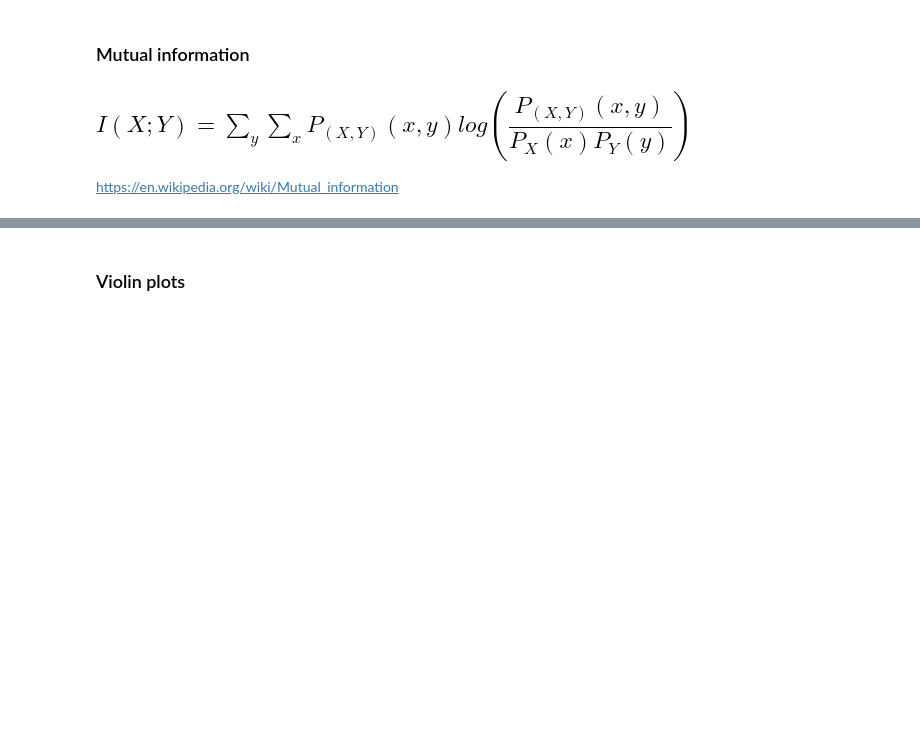
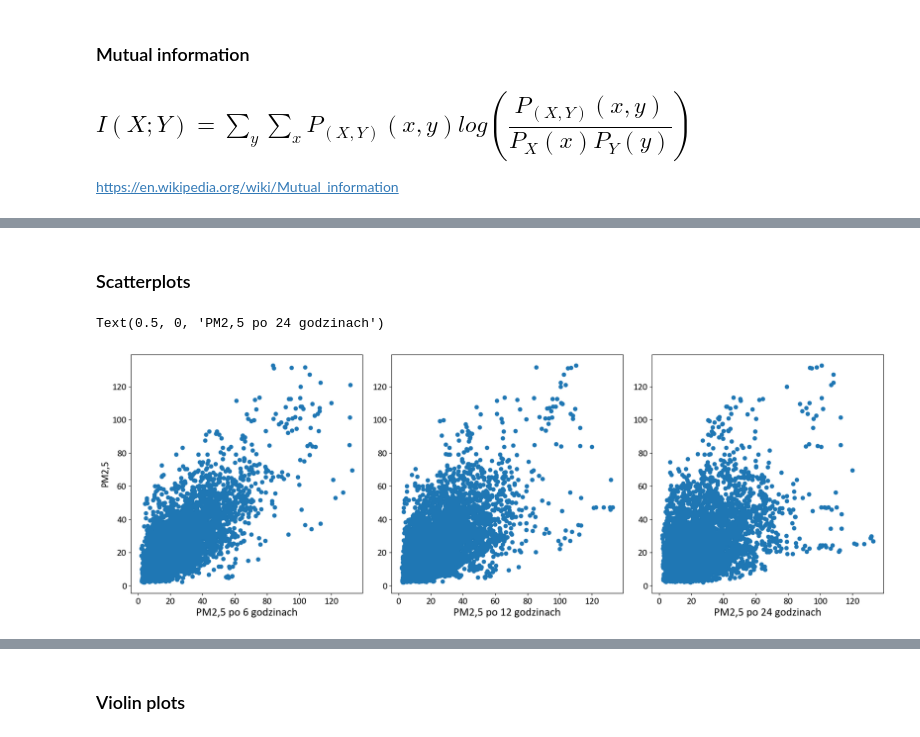
Before and after one commit to Jungliana/SNN-air-pollution, a Jupyter notebook: notebooks/dataset_properties.ipynb, the cells around one changed output, grey strips where cells are left out. Drawn from its saved outputs; the diff is of its cells as text; code cells hidden in the pictures; blank space fills up the shorter version.

```diff
--- a/notebooks/dataset_properties.ipynb
+++ b/notebooks/dataset_properties.ipynb
@@ -114,0 +73,2 @@ array([0.17015157, 0.15846327, 0.01692399, 0.00450276, 0.06024847,
+# %% [markdown]
+### Scatterplots
@@ -114,0 +82,19 @@ array([0.17015157, 0.15846327, 0.01692399, 0.00450276, 0.06024847,
+# %%
+data06 = target06.to_numpy()
+data12 = target12.to_numpy()
+data24 = target24.to_numpy()
+# %%
+fig = plt.figure()
+ax0 = fig.add_axes([0,0,0.8,1.1])
+ax1 = fig.add_axes([0.9,0,0.8,1.1])
+ax2 = fig.add_axes([1.8,0,0.8,1.1])
+ax0.scatter(data06[:,8], data06[:,0])
+ax0.set_ylabel('PM2,5', fontsize=16)
+ax0.set_xlabel('PM2,5 po 6 godzinach', fontsize=18)
+ax1.scatter(data12[:,8], data12[:,0])
+ax1.set_xlabel('PM2,5 po 12 godzinach', fontsize=18)
+ax2.scatter(data24[:,8], data24[:,0])
+ax2.set_xlabel('PM2,5 po 24 godzinach', fontsize=18)
+# %% [output]
+Text(0.5, 0, 'PM2,5 po 24 godzinach')
+[figure, added]
```
Also changed, not shown: parts of 11 cells of this notebook.
